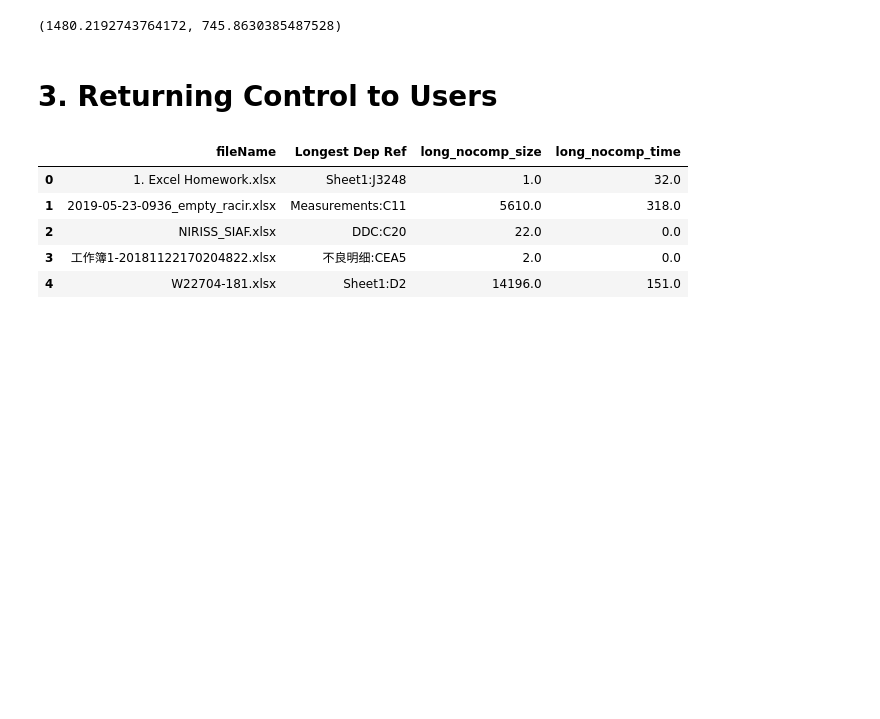
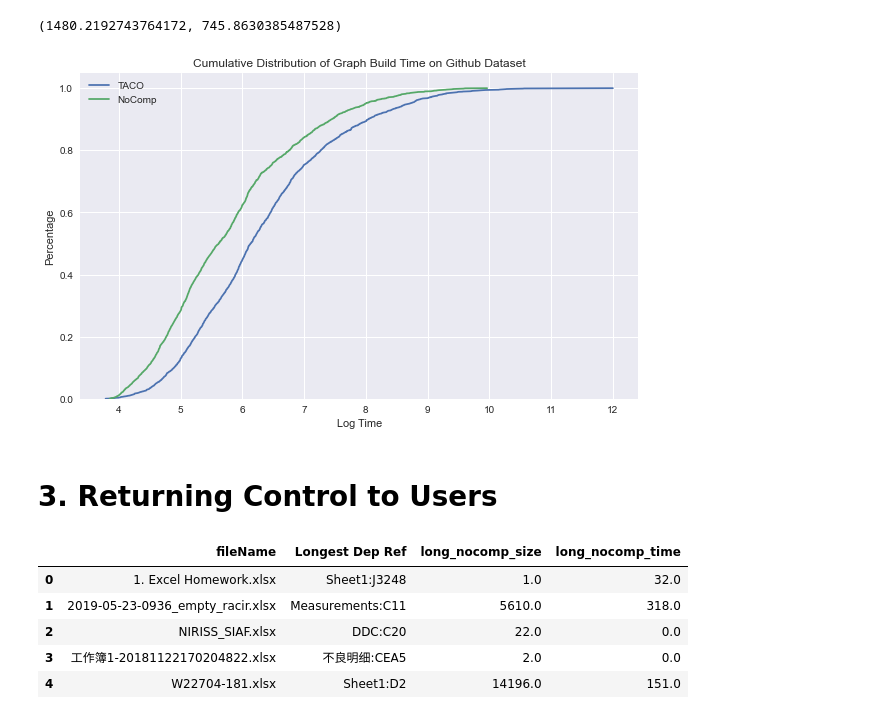
Before and after one commit to dataspread/SpreadsheetAnalyzer, a Jupyter notebook: test_result_analysis.ipynb, the cells around one changed output. Saved outputs shown, nothing was run; the diff lists cells and outputs as text; code cells hidden in the pictures; blank space fills up the shorter version.

```diff
--- a/test_result_analysis.ipynb
+++ b/test_result_analysis.ipynb
@@ -196,6 +242,17 @@ github_graph_result = pd.merge(df_github_taco, df_github_nocomp, how="inner", on
 github_graph_result['TACO_GraphBuildTime'].mean(), github_graph_result['NoComp_GraphBuildTime'].mean()
 # %% [output]
 (1480.2192743764172, 745.8630385487528)
+# %%
+freq_github_taco = get_pdf_df(github_graph_result, 'TACO_GraphBuildTime')
+freq_github_nocomp = get_pdf_df(github_graph_result, 'NoComp_GraphBuildTime')
+# %%
+plot_pdf(freq_github_taco, freq_github_nocomp,
+         "Cumulative Distribution of Graph Build Time on Github Dataset",
+         "Log Time",
+         "Percentage"
+        )
+# %% [output]
+[figure, added]
 # %% [markdown]
 # 3. Returning Control to Users
 # %%
```
Also changed, not shown: parts of 27 cells of this notebook, 9 other files.
